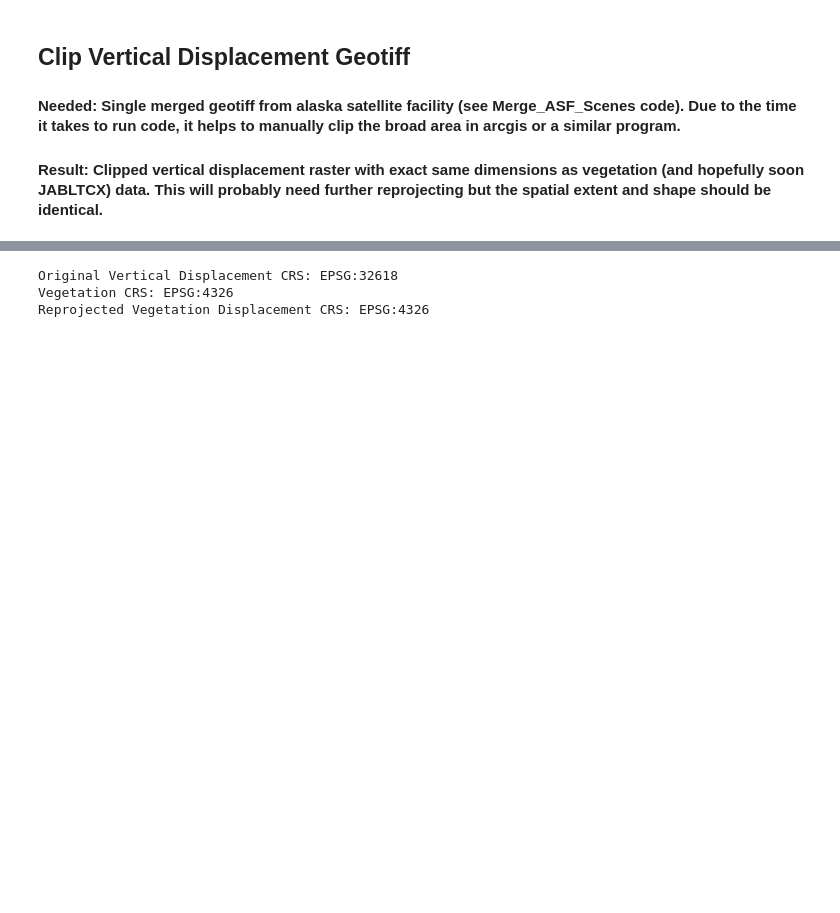
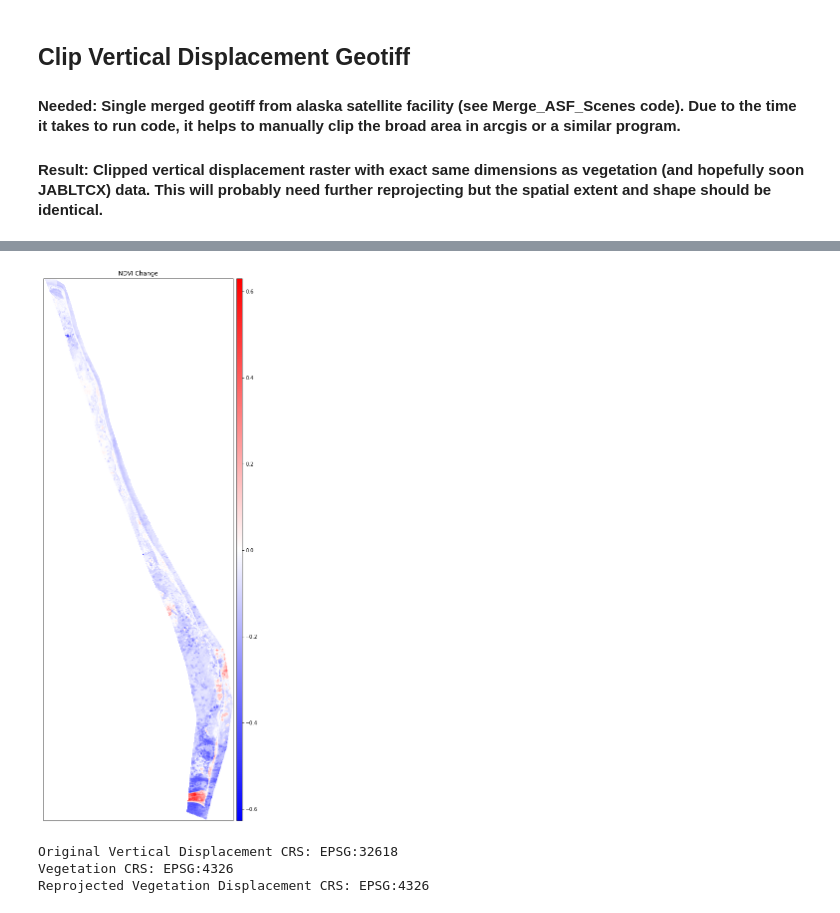
Before and after one commit to tlogie6/Coastal-Bathymetry-Group, a Jupyter notebook: VerticalDisplacement/Code/Clip_Vert_Displacement.ipynb, the cells around one changed output, grey strips where cells are left out. Cells and saved outputs as stored; diff of their text form; code cells hidden in the pictures; blank space fills up the shorter version.

```diff
--- a/VerticalDisplacement/Code/Clip_Vert_Displacement.ipynb
+++ b/VerticalDisplacement/Code/Clip_Vert_Displacement.ipynb
@@ -39,3 +100,12 @@ veg = veg_after - veg_before
+# %%
+ep.plot_bands(veg_change_downsampled,
+         title="NDVI Change",
+         cmap = "bwr",
+         figsize = (10,20)
+        )
+plt.show()
+# %% [output]
+[figure, added]
 # %%
 # the crs are likely different for data from different sites. using reproject_match we can get them into the same scheme
 print("Original Vertical Displacement CRS:", vert_disp.rio.crs)
```
Also changed, not shown: parts of 27 cells of this notebook, 2 other files.
